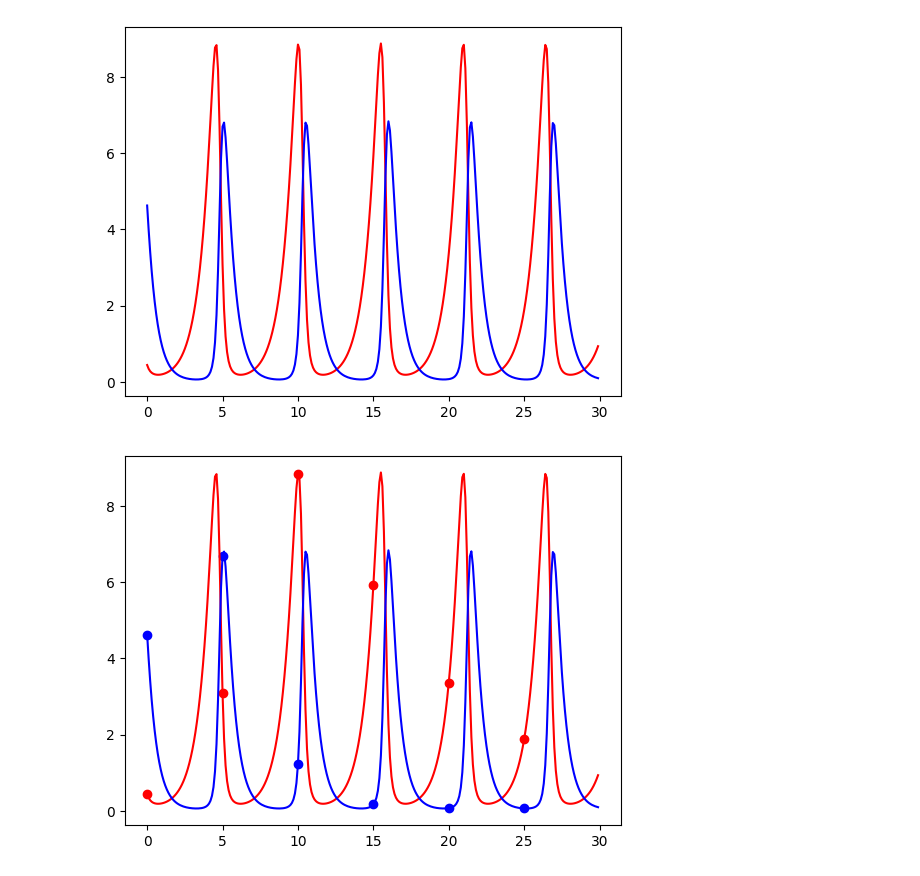
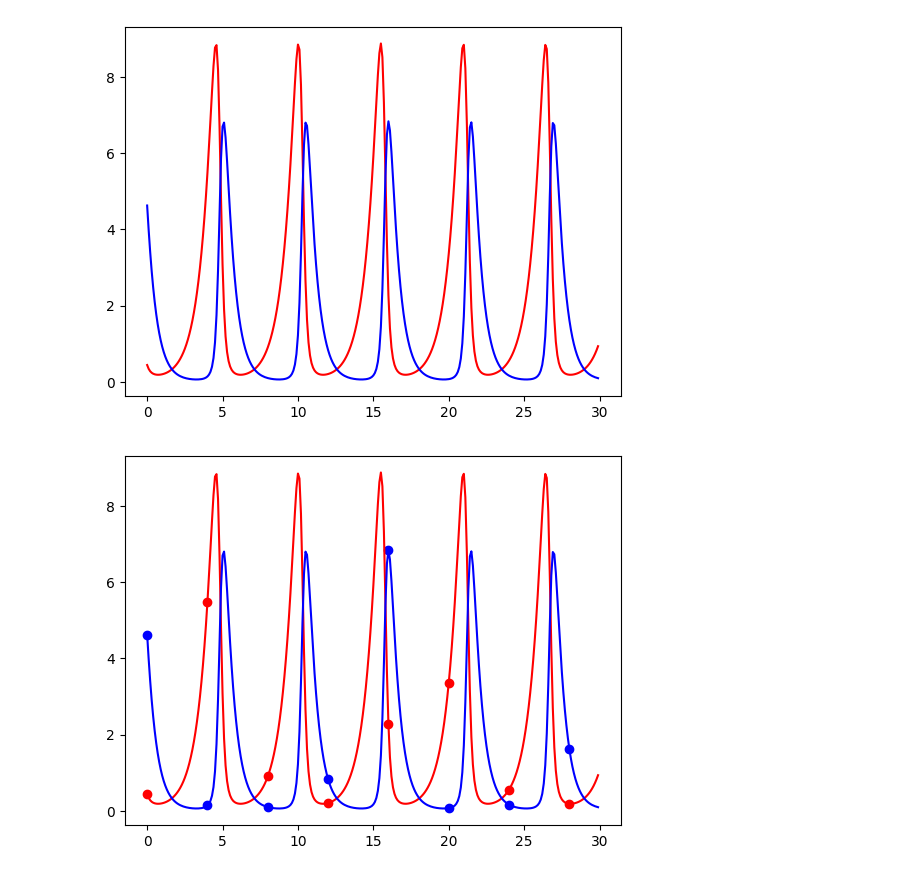
Before and after one commit to craigfouts/terrarium, a Jupyter notebook: notebooks/udes.ipynb, the cells around one changed output. Drawn from its saved outputs; the diff is of its cells as text; code cells hidden in the pictures.

```diff
--- a/notebooks/udes.ipynb
+++ b/notebooks/udes.ipynb
@@ -11,11 +13,11 @@ from terrarium.utils.nets import MLP
 from terrarium.utils.sugar import attrmethod, buildmethod
 # %%
-def gLV(x, growth_rates, interactions):
+def glv(x, growth_rates, interactions):
     dx = x*(growth_rates + (interactions@x))
 
     return dx
 
-def k(x, model=gLV, dt=.1, *args, **kwargs):
+def k(x, model=glv, dt=.1, *args, **kwargs):
     k1 = model(x, *args, **kwargs)
     k2 = model(x + k1*dt/2, *args, **kwargs)
     k3 = model(x + k2*dt/2, *args, **kwargs)
@@ -23,32 +25,44 @@ def k(x, model=gLV, dt=.1, *args, **kwargs):
 
     return k1, k2, k3, k4
 
-def rk_int(x, model=gLV, dt=.1, n_steps=300, *args, **kwargs):
-    (X := np.zeros((n_steps, len(x))))[0] = x
+@singledispatch
+def rk_int(x0, model=glv, dt=.1, n_steps=300, *args, **kwargs):
+    (X := np.zeros((n_steps, len(x))))[0] = x0
 
     for i in tqdm(range(1, n_steps)):
-        k1, k2, k3, k4 = k(x_ := X[i - 1], model, dt, *args, **kwargs)
-        X[i] = x_ + (k1 + 2*k2 + 2*k3 + k4)*dt/6
+        k1, k2, k3, k4 = k(x := X[i - 1], model, dt, *args, **kwargs)
+        X[i] = x + (k1 + 2*k2 + 2*k3 + k4)*dt/6
+
+    return X
+
+@rk_int.register(torch.Tensor)
+def _(x0, model=glv, dt=.1, n_steps=300, *args, **kwargs):
+    (X := torch.zeros(n_steps, len(x0)))[0] = x0
+
+    for i in tqdm(range(1, n_steps)):
+        k1, k2, k3, k4 = k(x := X[i - 1], model, dt, *args, **kwargs)
+        X[i] = x + (k1 + 2*k2 + 2*k3 + k4)*dt/6
 
     return X
 
 dt, n_steps = .1, 300
-x = np.array((.44249296, 4.6280594))
-growth_rates = np.array((1.3, -1.8))
-interactions = np.array(((0., -.9), (.8, 0.)))
+x0 = torch.tensor((.44249296, 4.6280594))
+growth_rates = torch.tensor((1.3, -1.8))
+interactions = torch.tensor(((0., -.9), (.8, 0.)))
+steps = torch.arange(n_steps)
 
-X = rk_int(x, gLV, dt, n_steps, growth_rates, interactions)
-plt.plot(np.arange(n_steps)*dt, X[:, 0], c='red')
-plt.plot(np.arange(n_steps)*dt, X[:, 1], c='blue')
+X = rk_int(x0, glv, dt, n_steps, growth_rates, interactions)
+plt.plot(steps*dt, X[:, 0], c='red')
+plt.plot(steps*dt, X[:, 1], c='blue')
 plt.show()
 # %% [output]
 [figure]
 # %%
-data = X[idx := np.arange(0, len(X), 50)]
-plt.plot(np.arange(n_steps)*dt, X[:, 0], c='red')
-plt.plot(np.arange(n_steps)*dt, X[:, 1], c='blue')
+data = X[idx := torch.arange(0, len(X), 40)]
+plt.plot(steps*dt, X[:, 0], c='red')
+plt.plot(steps*dt, X[:, 1], c='blue')
 plt.scatter(idx*dt, data[:, 0], c='red')
 plt.scatter(idx*dt, data[:, 1], c='blue')
 plt.show()
 # %% [output]
-[figure, old version]
+[figure, new version]
```
Also changed, not shown: parts of 7 cells of this notebook, 3 other files.
